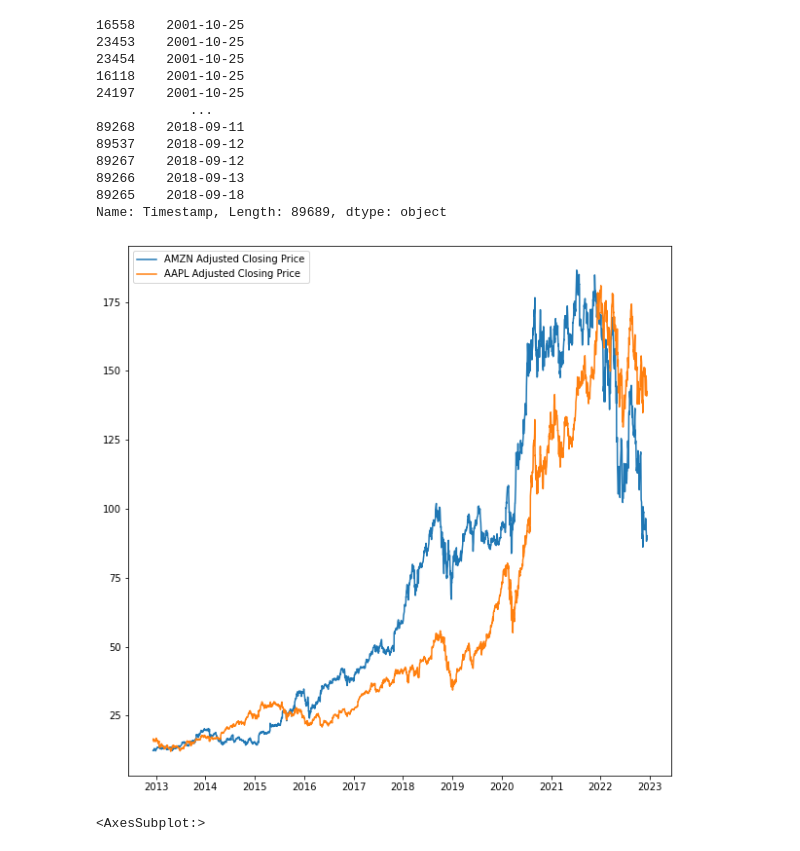
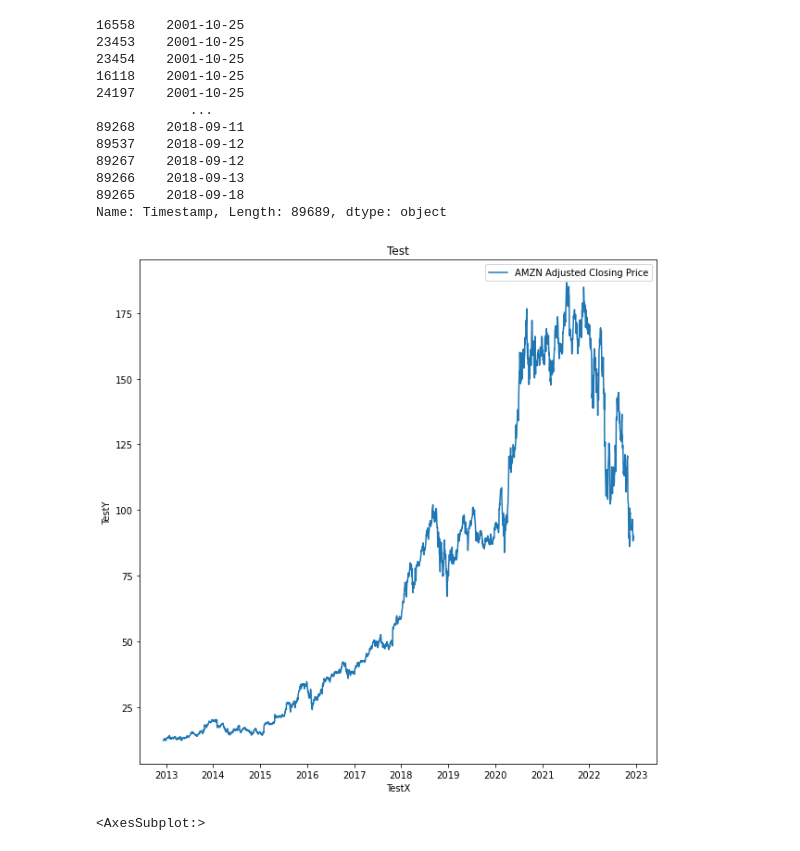
Before and after one commit to medvidov/dsci510final, a Jupyter notebook: HW4/HW 4 Proof of Concept.ipynb, the cells around one changed output. Saved outputs shown, nothing was run; the diff lists cells and outputs as text; code cells hidden in the pictures.

```diff
--- a/HW4/HW 4 Proof of Concept.ipynb
+++ b/HW4/HW 4 Proof of Concept.ipynb
@@ -256,12 +256,14 @@ Name: Timestamp, Length: 89689, dtype: object
 # %%
 # Linear regression of stock price over time
 plt.figure(figsize=(10, 10))
+plt.title('Test')
+plt.xlabel('TestX')
+plt.ylabel('TestY')
 plt.plot(AMZN['Adj Close'], label = 'AMZN Adjusted Closing Price')
-plt.plot(AAPL['Adj Close'], label = 'AAPL Adjusted Closing Price')
 plt.legend()
 plt.show()
 # %% [output]
-[figure, old version]
+[figure, new version]
 # %%
 ratings[ratings_keys[0]]['Rating'].plot()
 # %% [output]
```
Also changed, not shown: 8 other files.
